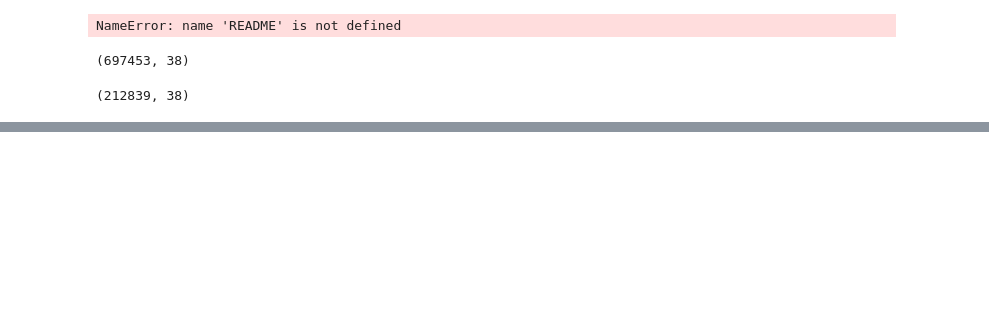
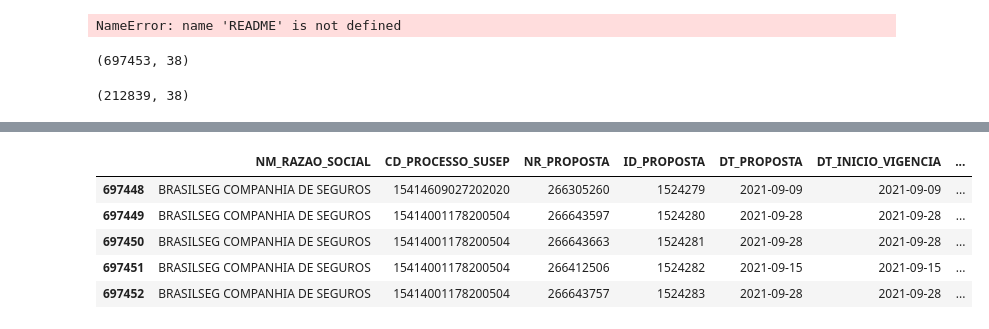
Before and after one commit to LucasPassoni/data-cleaning-eda, a Jupyter notebook: script.ipynb, the cells around one changed output, grey strips where cells are left out. Drawn from its saved outputs; the diff is of its cells as text; code cells hidden in the pictures; blank space fills up the shorter version.

```diff
--- a/script.ipynb
+++ b/script.ipynb
@@ -27,0 +63,9 @@ Cada uma das 212839 linhas, é uma apólice contratada por um produtor.
+# %%
+seg.tail()
+# %% [output]
+|  | NM_RAZAO_SOCIAL | CD_PROCESSO_SUSEP | NR_PROPOSTA | ID_PROPOSTA | DT_PROPOSTA | DT_INICIO_VIGENCIA | ... |
+| 697448 | BRASILSEG COMPANHIA DE SEGUROS | 15414609027202020 | 266305260 | 1524279 | 2021-09-09 | 2021-09-09 | ... |
+| 697449 | BRASILSEG COMPANHIA DE SEGUROS | 15414001178200504 | 266643597 | 1524280 | 2021-09-28 | 2021-09-28 | ... |
+| 697450 | BRASILSEG COMPANHIA DE SEGUROS | 15414001178200504 | 266643663 | 1524281 | 2021-09-28 | 2021-09-28 | ... |
+| 697451 | BRASILSEG COMPANHIA DE SEGUROS | 15414001178200504 | 266412506 | 1524282 | 2021-09-15 | 2021-09-15 | ... |
+| 697452 | BRASILSEG COMPANHIA DE SEGUROS | 15414001178200504 | 266643757 | 1524283 | 2021-09-28 | 2021-09-28 | ... |
```
Also changed, not shown: parts of 9 cells of this notebook.
